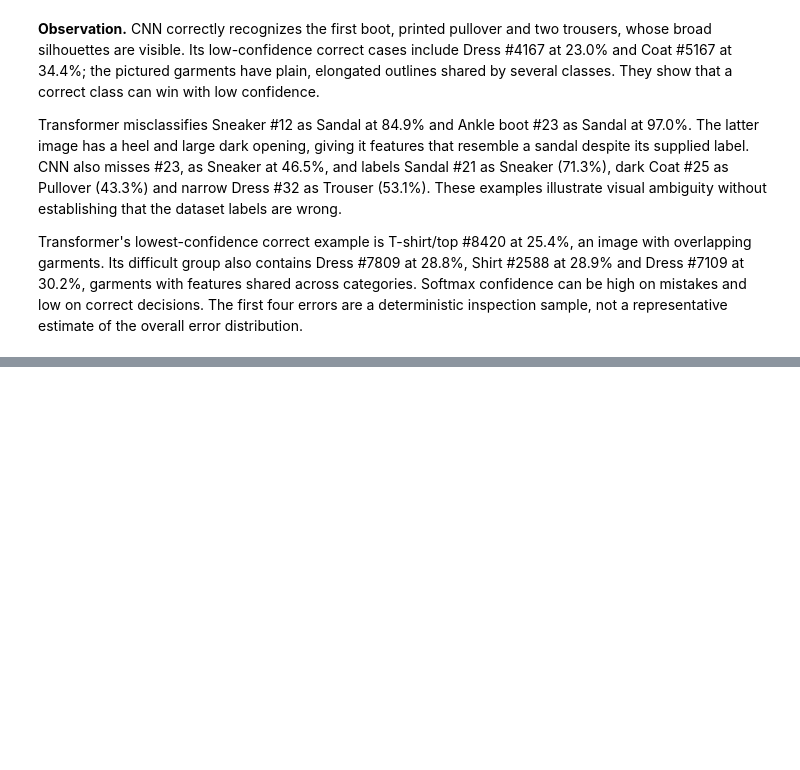
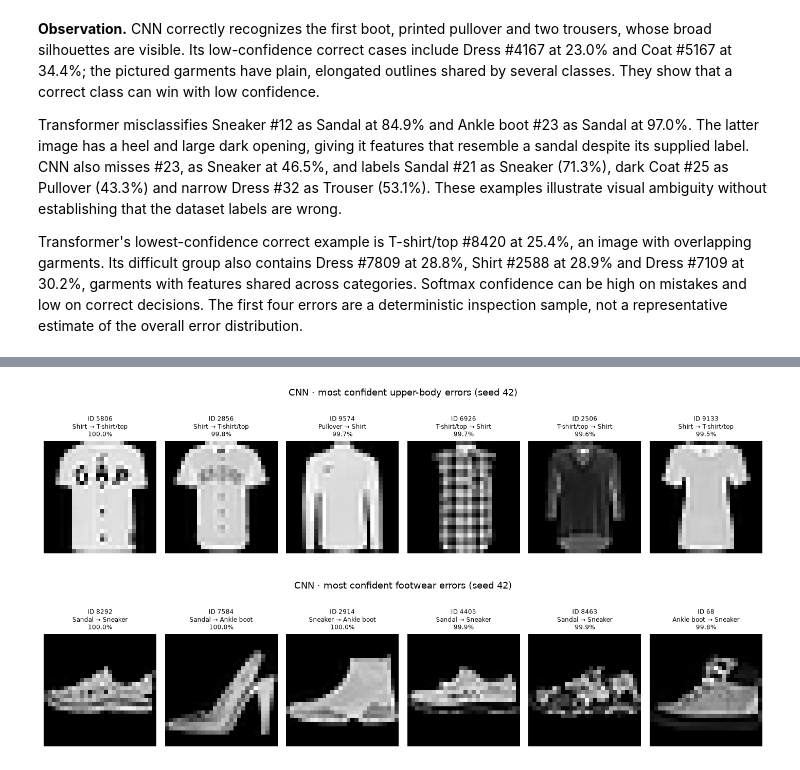
Before and after one commit to quin210/dl-co3133, a Jupyter notebook: Assignment1/02_results.ipynb, the cells around one changed output, grey strips where cells are left out. Drawn from its saved outputs; the diff is of its cells as text; code cells hidden in the pictures; blank space fills up the shorter version.

Commit message:
Add error analysis: error groups, confident errors and examples

```diff
--- a/Assignment1/02_results.ipynb
+++ b/Assignment1/02_results.ipynb
@@ -507,0 +558,25 @@ Transformer's lowest-confidence correct example is T-shirt/top #8420 at 25.4%, a
+# %%
+saved = predictions["CNN"]
+true = saved["labels"]
+pred = saved["predictions"]
+confidence = saved["probabilities"].max(axis=1)
+wrong = true != pred
+
+for title, group in [("upper-body", UPPER_BODY), ("footwear", FOOTWEAR)]:
+    in_group = wrong & np.isin(true, group) & np.isin(pred, group)
+    positions = np.flatnonzero(in_group)
+    top6 = positions[np.argsort(-confidence[positions], kind="stable")][:6]
+
+    fig, axes = plt.subplots(1, 6, figsize=(13, 3.4))
+    for ax in axes:
+        ax.axis("off")
+    for ax, p in zip(axes, top6):
+        image_id = saved["indices"][p]
+        ax.imshow(images[image_id], cmap="gray", vmin=0, vmax=255)
+        ax.set_title(f"ID {image_id}\n{NAMES[true[p]]} → {NAMES[pred[p]]}\n{confidence[p]:.1%}", fontsize=8)
+    fig.suptitle(f"CNN · most confident {title} errors (seed 42)", y=1.02)
+    plt.tight_layout()
+    plt.show()
+# %% [output]
+[figure, added]
+[figure, added]
```
Also changed, not shown: parts of 4 cells of this notebook.
